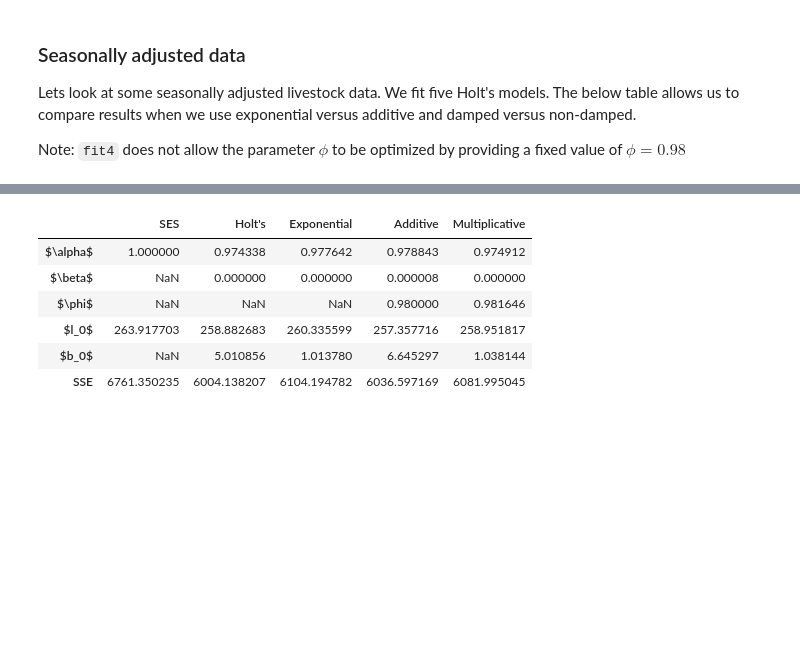
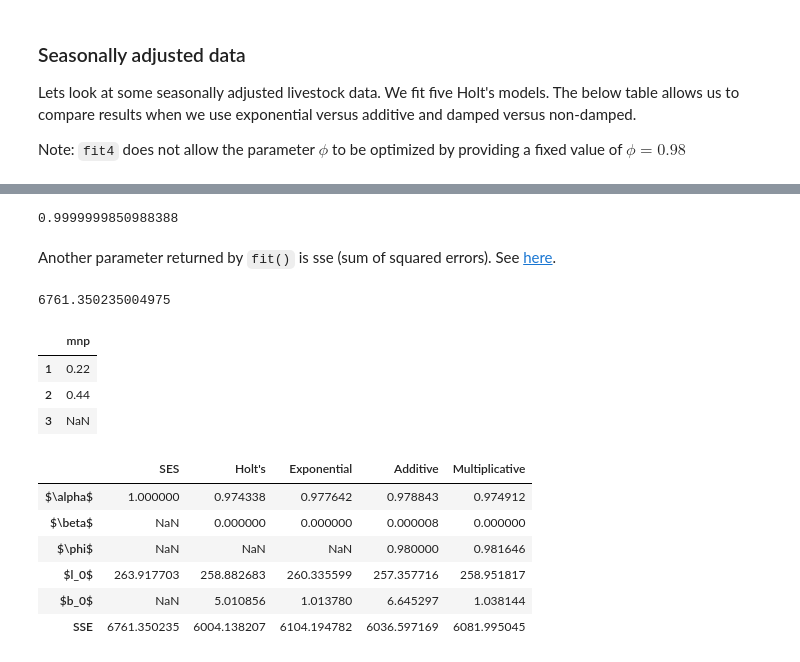
Before and after one commit to harnalashok/timeseries, a Jupyter notebook: exponential_smoothing_statsmodel.ipynb, the cells around one changed output, grey strips where cells are left out. Saved outputs shown, nothing was run; the diff lists cells and outputs as text; code cells hidden in the pictures; blank space fills up the shorter version.

```diff
--- a/exponential_smoothing_statsmodel.ipynb
+++ b/exponential_smoothing_statsmodel.ipynb
@@ -378,0 +451,25 @@
+# %%
+# We can obtain value of one of the
+# parameters, as:
+fit1.params["smoothing_level"]
+# %% [output]
+0.9999999850988388
+# %% [markdown]
+Another parameter returned by `fit()` is sse (sum of squared errors). See [here](https://www.statsmodels.org/dev/generated/statsmodels.tsa.holtwinters.HoltWintersResults.html#statsmodels.tsa.holtwinters.HoltWintersResults).
+# %%
+# Sum of squared errors
+fit1.sse
+# %% [output]
+6761.350235004975
+# %%
+# A small experiment:
+# Blank DataFrame with just index and column name defined:
+
+xyz = pd.DataFrame(index = [1,2,3], columns = ["mnp"])
+xyz["mnp"] = [0.22,0.44,np.NaN]
+xyz
+# %% [output]
+|  | mnp |
+| 1 | 0.22 |
+| 2 | 0.44 |
+| 3 | NaN |
```
Also changed, not shown: parts of 9 cells of this notebook.
